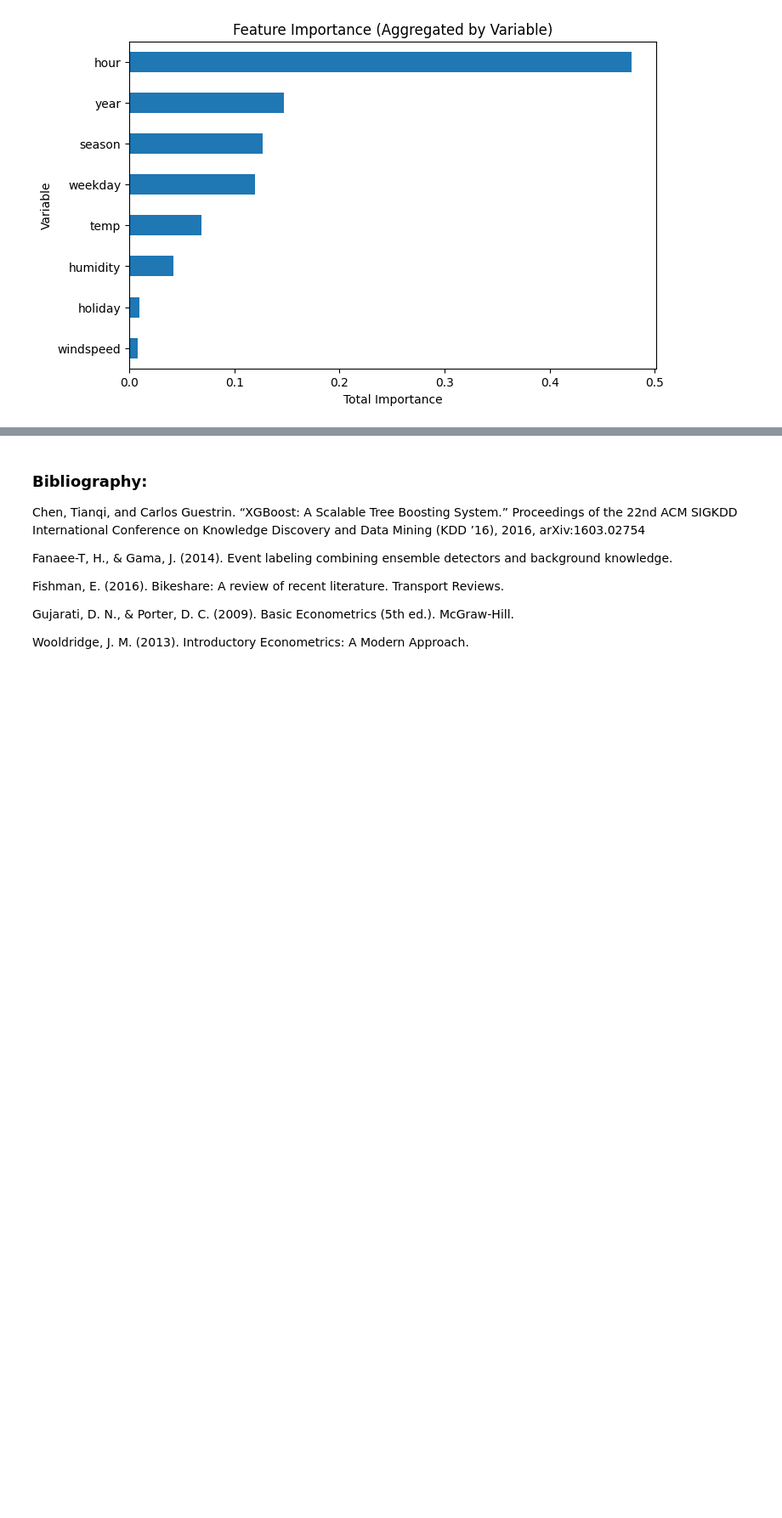
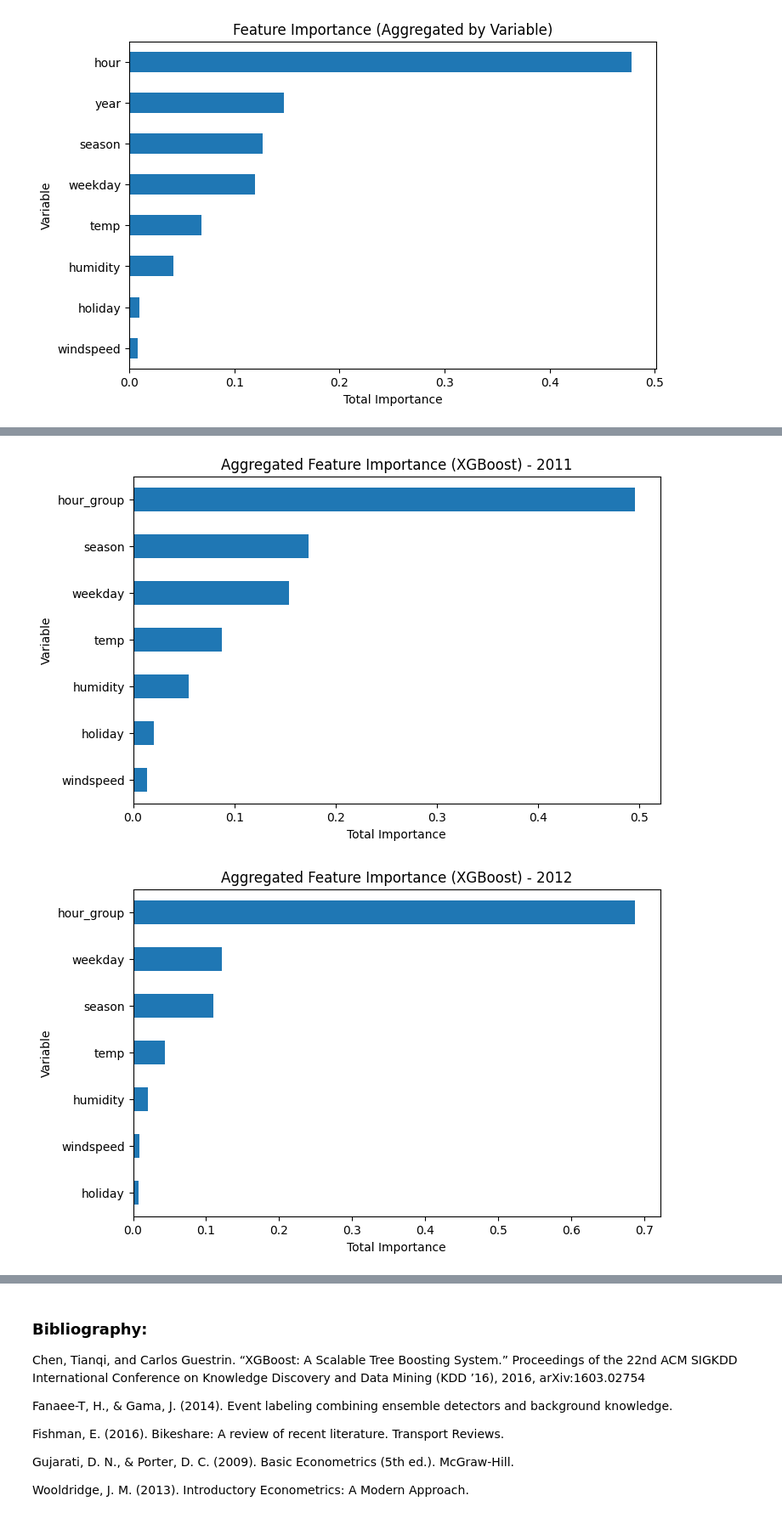
Before and after one commit to rumen111/data_science, a Jupyter notebook: data_science.ipynb, the cells around one changed output, grey strips where cells are left out. Shown at 85% size. Drawn from its saved outputs; the diff is of its cells as text; code cells hidden in the pictures; blank space fills up the shorter version.

```diff
--- a/data_science.ipynb
+++ b/data_science.ipynb
@@ -962,0 +1071,70 @@ Results are similar across the different specifications. The time of the day var
+# %%
+from sklearn.model_selection import train_test_split
+from xgboost import XGBRegressor
+import matplotlib.pyplot as plt
+import pandas as pd
+
+def get_base_variable(feature):
+    if feature.startswith("season_"):
+        return "season"
+    elif feature.startswith("weekday_"):
+        return "weekday"
+    elif feature.startswith("hour_group_"):
+        return "hour_group"
+    elif feature.startswith("holiday_"):
+        return "holiday"
+    else:
+        return feature  # temp, humidity, windspeed
+
+
+def run_xgb_aggregated(X, y, title):
+
+    # Train-test split
+    X_train, X_test, y_train, y_test = train_test_split(
+        X, y, test_size=0.2, random_state=42
+    )
+
+    # Model
+    model = XGBRegressor(
+        n_estimators=150,
+        max_depth=5,
+        learning_rate=0.1,
+        random_state=42
+    )
+
+    model.fit(X_train, y_train)
+
+    # Feature importance
+    importance_df = pd.DataFrame({
+        "feature": X.columns,
+        "importance": model.feature_importances_
+    })
+
+    # Aggregate dummy variables into original variable names
+    importance_df["variable"] = importance_df["feature"].apply(get_base_variable)
+
+    aggregated_importance = (
+        importance_df
+        .groupby("variable")["importance"]
+        .sum()
+        .sort_values(ascending=True)
+    )
+
+    # Plot
+    plt.figure(figsize=(8, 5))
+    aggregated_importance.plot(kind="barh")
+    plt.title(f"Aggregated Feature Importance (XGBoost) - {title}")
+    plt.xlabel("Total Importance")
+    plt.ylabel("Variable")
+    plt.show()
+
+    return model, aggregated_importance
+
+X_2011, y_2011 = prepare_data(df_2011)
+model_2011, importance_2011 = run_xgb_aggregated(X_2011, y_2011, "2011")
+
+X_2012, y_2012 = prepare_data(df_2012)
+model_2012, importance_2012 = run_xgb_aggregated(X_2012, y_2012, "2012")
+# %% [output]
+[figure, added]
+[figure, added]
```
Also changed, not shown: parts of 13 cells of this notebook.
